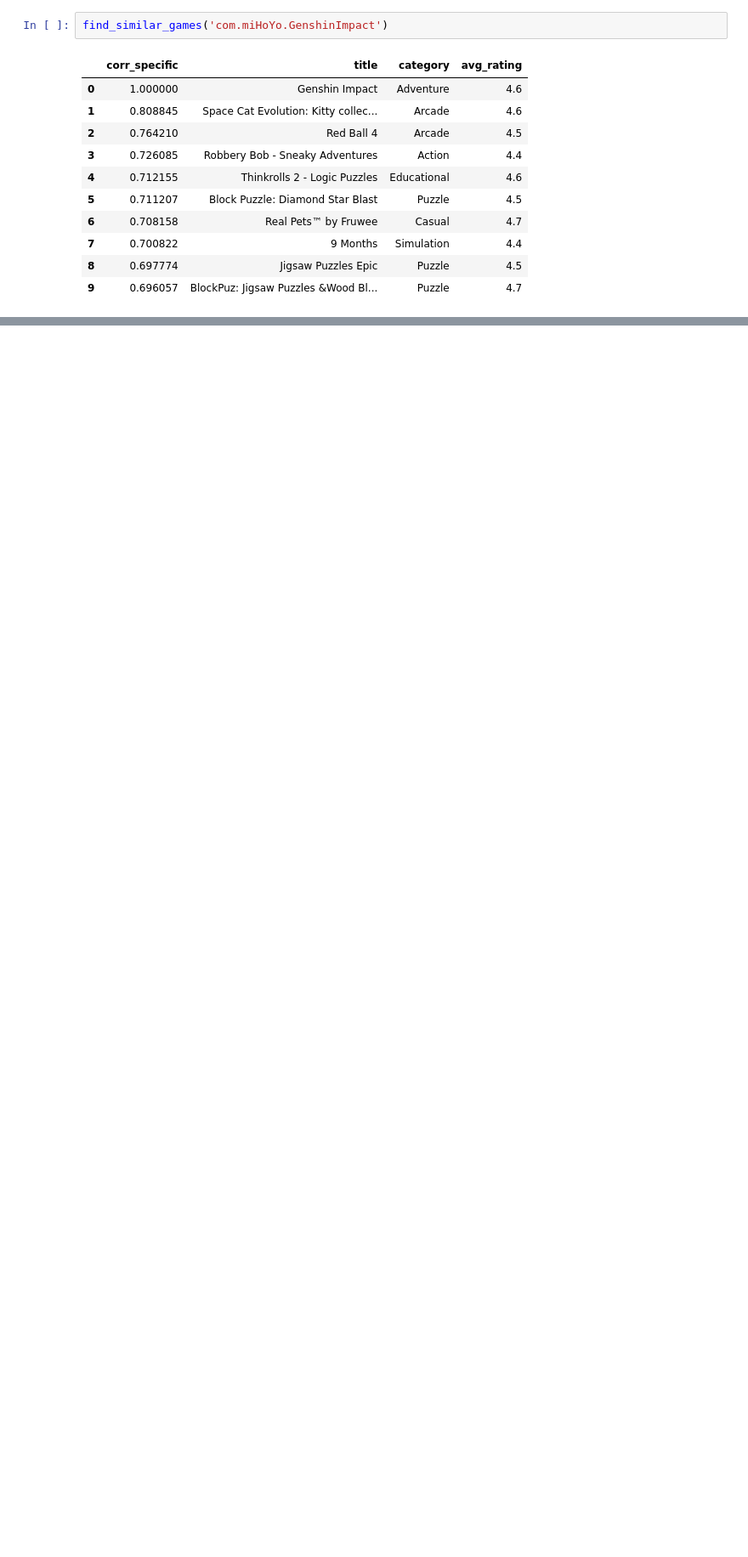
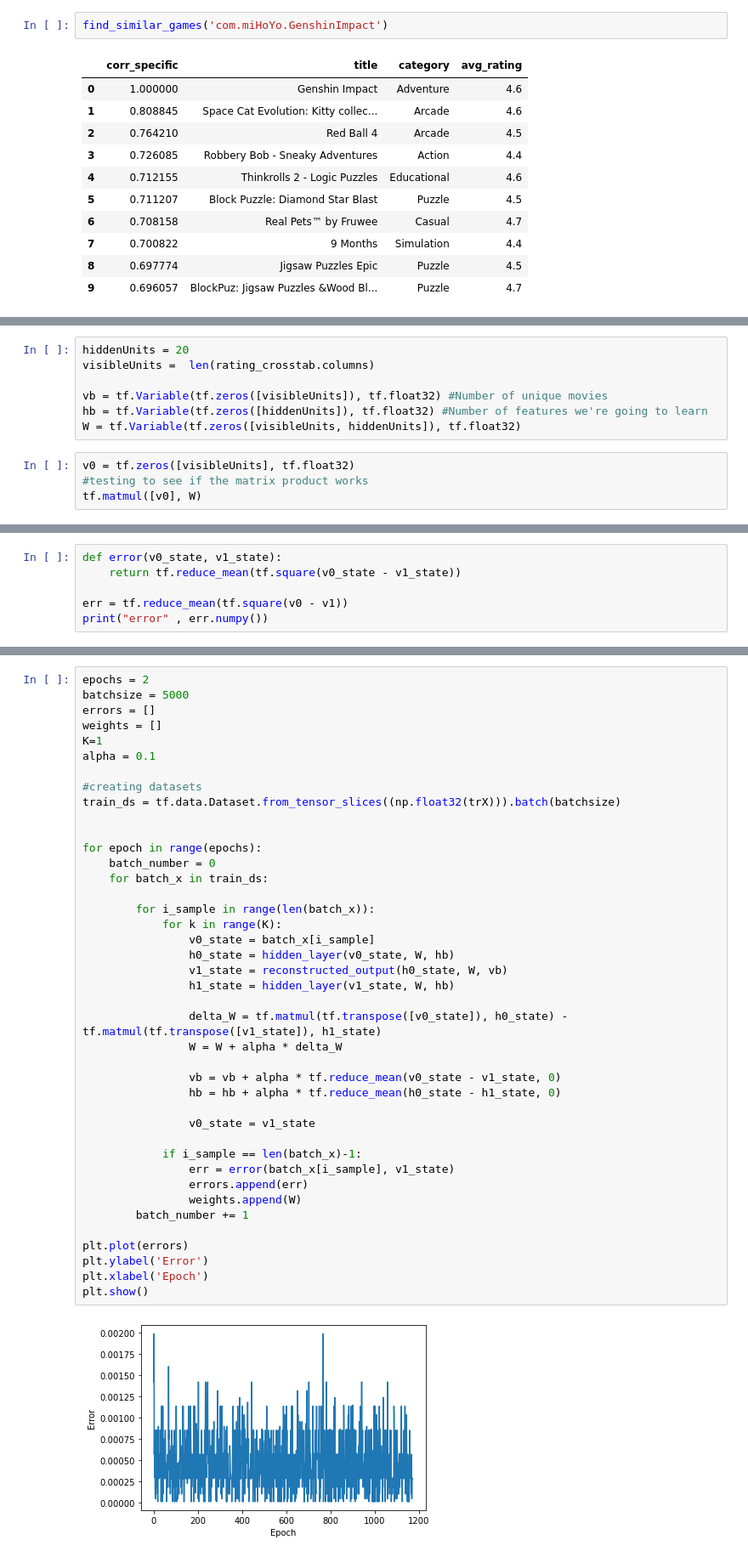
Before and after one commit to hieplk97/Recommendation-For-Games, a Jupyter notebook: jupyter_lab/Data Explorer.ipynb, the cells around one changed output, grey strips where cells are left out. Shown at 85% size. Cells and saved outputs as stored; diff of their text form; blank space fills up the shorter version.

Commit message:
SurpriseLib and Tensorflow

```diff
--- a/jupyter_lab/Data Explorer.ipynb
+++ b/jupyter_lab/Data Explorer.ipynb
@@ -461,0 +533,11 @@ find_similar_games('com.miHoYo.GenshinImpact')
+# %%
+hiddenUnits = 20
+visibleUnits =  len(rating_crosstab.columns)
+
+vb = tf.Variable(tf.zeros([visibleUnits]), tf.float32) #Number of unique movies
+hb = tf.Variable(tf.zeros([hiddenUnits]), tf.float32) #Number of features we're going to learn
+W = tf.Variable(tf.zeros([visibleUnits, hiddenUnits]), tf.float32)
+# %%
+v0 = tf.zeros([visibleUnits], tf.float32)
+#testing to see if the matrix product works
+tf.matmul([v0], W)
@@ -461,0 +575,6 @@ find_similar_games('com.miHoYo.GenshinImpact')
+# %%
+def error(v0_state, v1_state):
+    return tf.reduce_mean(tf.square(v0_state - v1_state))
+
+err = tf.reduce_mean(tf.square(v0 - v1))
+print("error" , err.numpy())
@@ -461,0 +583,43 @@ find_similar_games('com.miHoYo.GenshinImpact')
+# %%
+epochs = 2
+batchsize = 5000
+errors = []
+weights = []
+K=1
+alpha = 0.1
+
+#creating datasets
+train_ds = tf.data.Dataset.from_tensor_slices((np.float32(trX))).batch(batchsize)
+
+
+for epoch in range(epochs):
+    batch_number = 0
+    for batch_x in train_ds:
+
+        for i_sample in range(len(batch_x)):
+            for k in range(K):
+                v0_state = batch_x[i_sample]
+                h0_state = hidden_layer(v0_state, W, hb)
+                v1_state = reconstructed_output(h0_state, W, vb)
+                h1_state = hidden_layer(v1_state, W, hb)
+
+                delta_W = tf.matmul(tf.transpose([v0_state]), h0_state) - tf.matmul(tf.transpose([v1_state]), h1_state)
+                W = W + alpha * delta_W
+
+                vb = vb + alpha * tf.reduce_mean(v0_state - v1_state, 0)
+                hb = hb + alpha * tf.reduce_mean(h0_state - h1_state, 0)
+
+                v0_state = v1_state
+
+            if i_sample == len(batch_x)-1:
+                err = error(batch_x[i_sample], v1_state)
+                errors.append(err)
+                weights.append(W)
+        batch_number += 1
+
+plt.plot(errors)
+plt.ylabel('Error')
+plt.xlabel('Epoch')
+plt.show()
+# %% [output]
+[figure, added]
```
Also changed, not shown: parts of 19 cells of this notebook.
